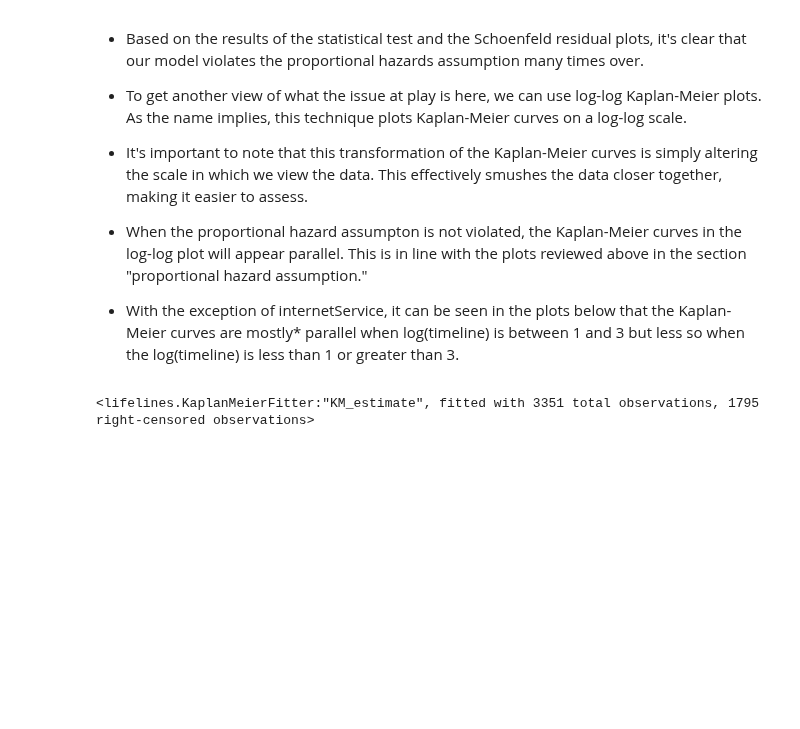
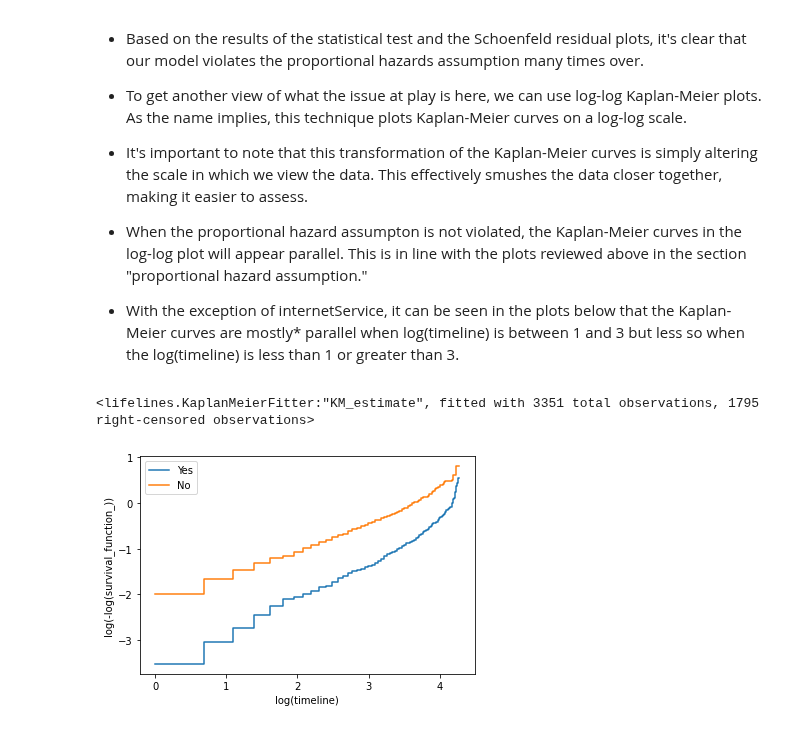
Before and after one commit to suvigyajain0101/CaseStudies, a Jupyter notebook: SurvivalAnalysis/03_Cox_Proportional_Hazards.ipynb, the cells around one changed output. Drawn from its saved outputs; the diff is of its cells as text; code cells hidden in the pictures; blank space fills up the shorter version.

Commit message:
added log-log KM plots and summary

```diff
--- a/SurvivalAnalysis/03_Cox_Proportional_Hazards.ipynb
+++ b/SurvivalAnalysis/03_Cox_Proportional_Hazards.ipynb
@@ -322,7 +351,11 @@ kmf.fit(T,C)
 import matplotlib.pyplot as plt
 def plot_km_loglog(col):
   ax = plt.subplot(111)
-  for r in telco_pd[col].unique():
-    ix = telco_pd[col] == r
+  for r in df[col].unique():
+    ix = df[col] == r
     kmf.fit(T[ix], C[ix],label=r)
     kmf.plot_loglogs(ax=ax)
+# %%
+plot_km_loglog('OnlineBackup')
+# %% [output]
+[figure, added]
```
Also changed, not shown: parts of 8 cells of this notebook.
